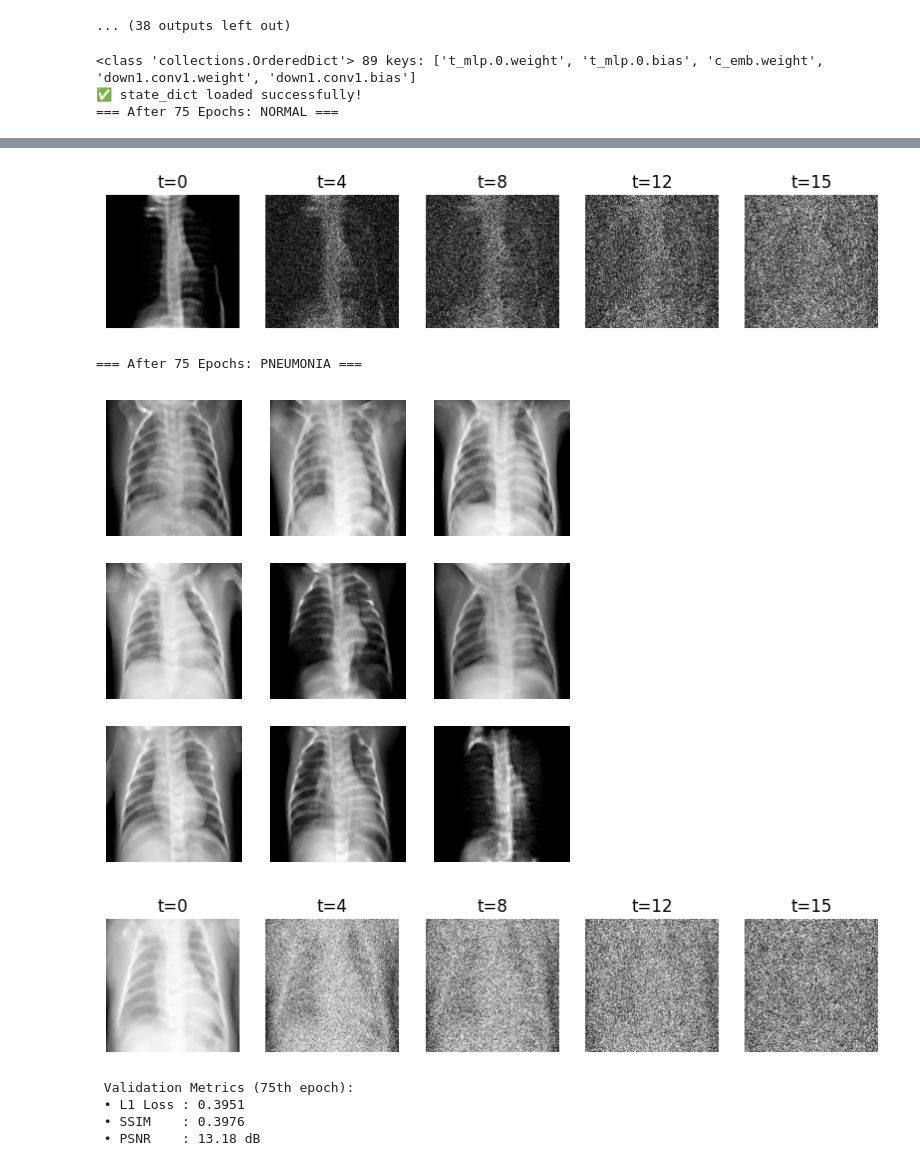
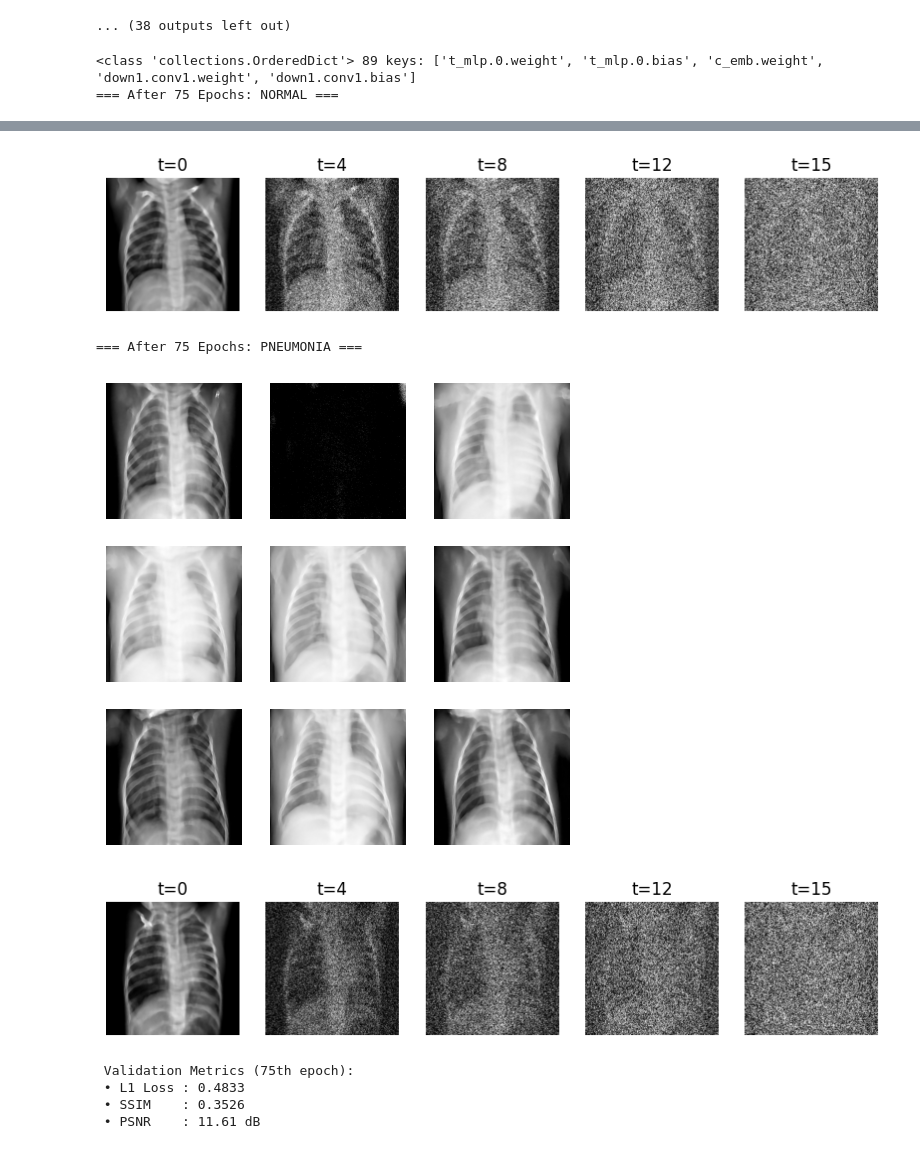
Before and after one commit to anmolray/DiffusionModel, a Jupyter notebook: DiffusionModel.ipynb, the cells around one changed output, grey strips where cells are left out. Cells and saved outputs as stored; diff of their text form; code cells hidden in the pictures.

```diff
--- a/DiffusionModel.ipynb
+++ b/DiffusionModel.ipynb
@@ -325,8 +325,9 @@ device = torch.device("cuda" if torch.cuda.is_available() else "cpu")
 model = CondDiffusionUNet(IMG_SIZE, n_classes=2).to(device)
 
 # prev saved model
-ckpt_path = "/content/dm_epoch75.pt"
-state_dict = torch.load(ckpt_path, map_location=device)
+state_dict = torch.load("/content/dm_epoch75.pt", map_location=device)
+model.load_state_dict(state_dict)
+model.eval()
 
 # Sanity check: it should be a dict of parameter tensors
 print(type(state_dict), len(state_dict), 'keys:', list(state_dict.keys())[:5])
@@ -347,5 +348,4 @@ predict(label=1)
 predict_step(label=1)
 # %% [output]
 <class 'collections.OrderedDict'> 89 keys: ['t_mlp.0.weight', 't_mlp.0.bias', 'c_emb.weight', 'down1.conv1.weight', 'down1.conv1.bias']
-✅ state_dict loaded successfully!
 === After 75 Epochs: NORMAL ===
@@ -353,4 +353,4 @@ predict_step(label=1)
-[figure, old version]
+[figure, new version]
 === After 75 Epochs: PNEUMONIA ===
-[figure, old version]
+[figure, new version]
-[figure, old version]
+[figure, new version]
@@ -385,8 +379,8 @@ with torch.no_grad():
         x_real = x_real_batch.to(device)
         # iterate each example in the batch
         for i in range(x_real.size(0)):
-            img = x_real[i : i+1]                       # shape [1,1,H,W]
-            lbl = int(y_batch[i].item())               # scalar 0 or 1
+            img = x_real[i : i+1]
+            lbl = int(y_batch[i].item())
 
             # generate a single sample conditioned on lbl
             x_gen = sample_images_cond(model, label=lbl, n_samples=1).to(device)
@@ -410,6 +404,6 @@ print(f" • SSIM    : {np.mean(all_ssim):.4f}")
 print(f" • PSNR    : {np.mean(all_psnr):.2f} dB")
 # %% [output]
  Validation Metrics (75th epoch):
- • L1 Loss : 0.3951
- • SSIM    : 0.3976
- • PSNR    : 13.18 dB
+ • L1 Loss : 0.4833
+ • SSIM    : 0.3526
+ • PSNR    : 11.61 dB
```
Also changed, not shown: parts of 2 cells of this notebook.
